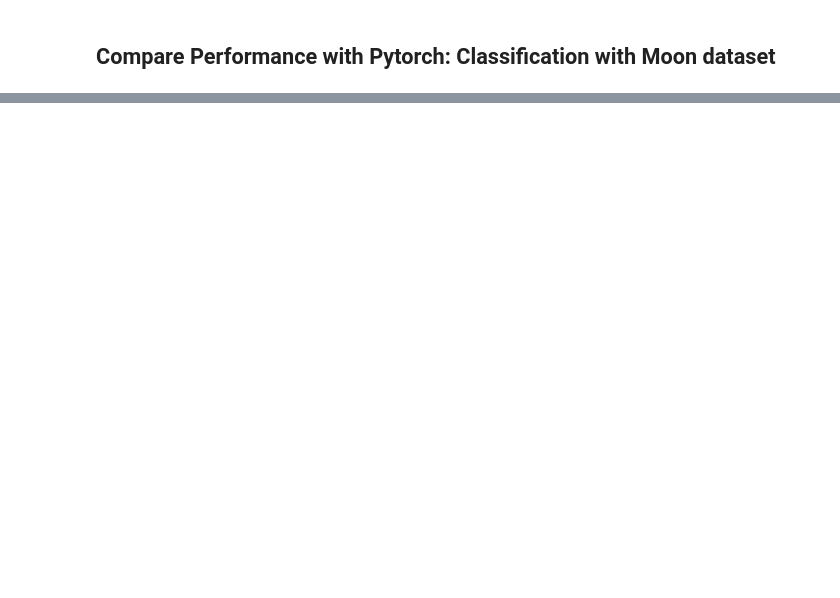
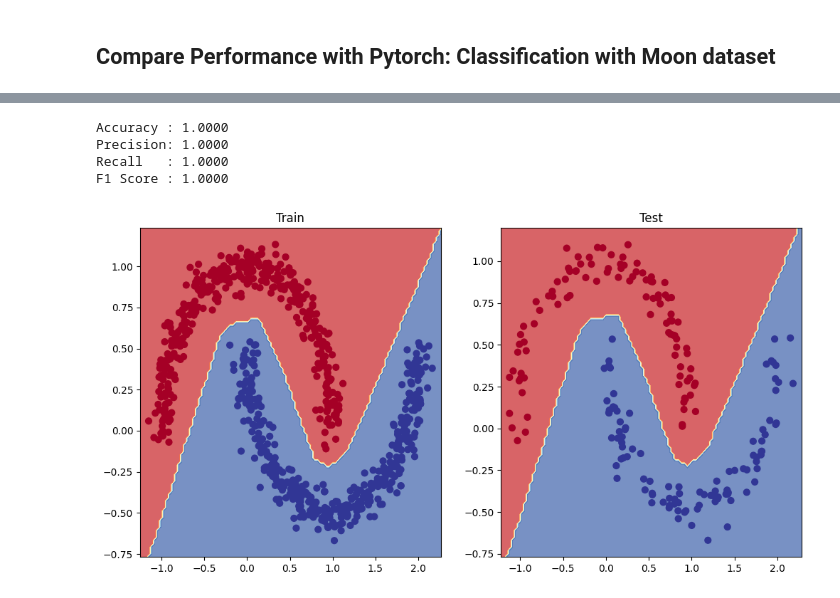
Before and after one commit to BaHaMuT-J/Neural-Network-From-Scartch, a Jupyter notebook: NN.ipynb, the cells around one changed output, grey strips where cells are left out. Saved outputs shown, nothing was run; the diff lists cells and outputs as text; code cells hidden in the pictures; blank space fills up the shorter version.

```diff
--- a/NN.ipynb
+++ b/NN.ipynb
@@ -705,0 +763,52 @@ plt.show()
+# %%
+# Forward pass
+zs, y_logits = model_own.forward(X_test)
+y_logits = y_logits[-1]
+
+# Turn logits to probabilities and predictions
+y_probs = sigmoid(y_logits)
+y_pred = np.round(y_probs).astype(int)
+
+# Evaluation metrics
+accuracy = accuracy_score(y_test, y_pred)
+precision = precision_score(y_test, y_pred)
+recall = recall_score(y_test, y_pred)
+f1 = f1_score(y_test, y_pred)
+
+print(f"Accuracy : {accuracy:.4f}")
+print(f"Precision: {precision:.4f}")
+print(f"Recall   : {recall:.4f}")
+print(f"F1 Score : {f1:.4f}")
+# %% [output]
+Accuracy : 1.0000
+Precision: 1.0000
+Recall   : 1.0000
+F1 Score : 1.0000
+# %%
+def plot_decision_boundary(model, X, y):
+  x_min, x_max = X[:, 0].min() - 0.1, X[:, 0].max() + 0.1
+  y_min, y_max = X[:, 1].min() - 0.1, X[:, 1].max() + 0.1
+  xx, yy = np.meshgrid(np.linspace(x_min, x_max, 101),
+                       np.linspace(y_min, y_max, 101))
+
+  grid = np.c_[xx.ravel(), yy.ravel()]
+  _, As = model.forward(grid)
+  y_logits = As[-1].reshape(-1, 1)
+  y_probs = sigmoid(y_logits)
+  y_pred = np.round(y_probs).reshape(xx.shape)
+
+  plt.contourf(xx, yy, y_pred, cmap=plt.cm.RdYlBu, alpha=0.7)
+  plt.scatter(X[:, 0], X[:, 1], c=y, s=40, cmap=plt.cm.RdYlBu)
+  plt.xlim(xx.min(), xx.max())
+  plt.ylim(yy.min(), yy.max())
+
+# Plot decision boundaries for training and test sets
+plt.figure(figsize=(12, 6))
+plt.subplot(1, 2, 1)
+plt.title("Train")
+plot_decision_boundary(model_own, X_train, y_train)
+plt.subplot(1, 2, 2)
+plt.title("Test")
+plot_decision_boundary(model_own, X_test, y_test)
+# %% [output]
+[figure, added]
```
Also changed, not shown: parts of 21 cells of this notebook.
